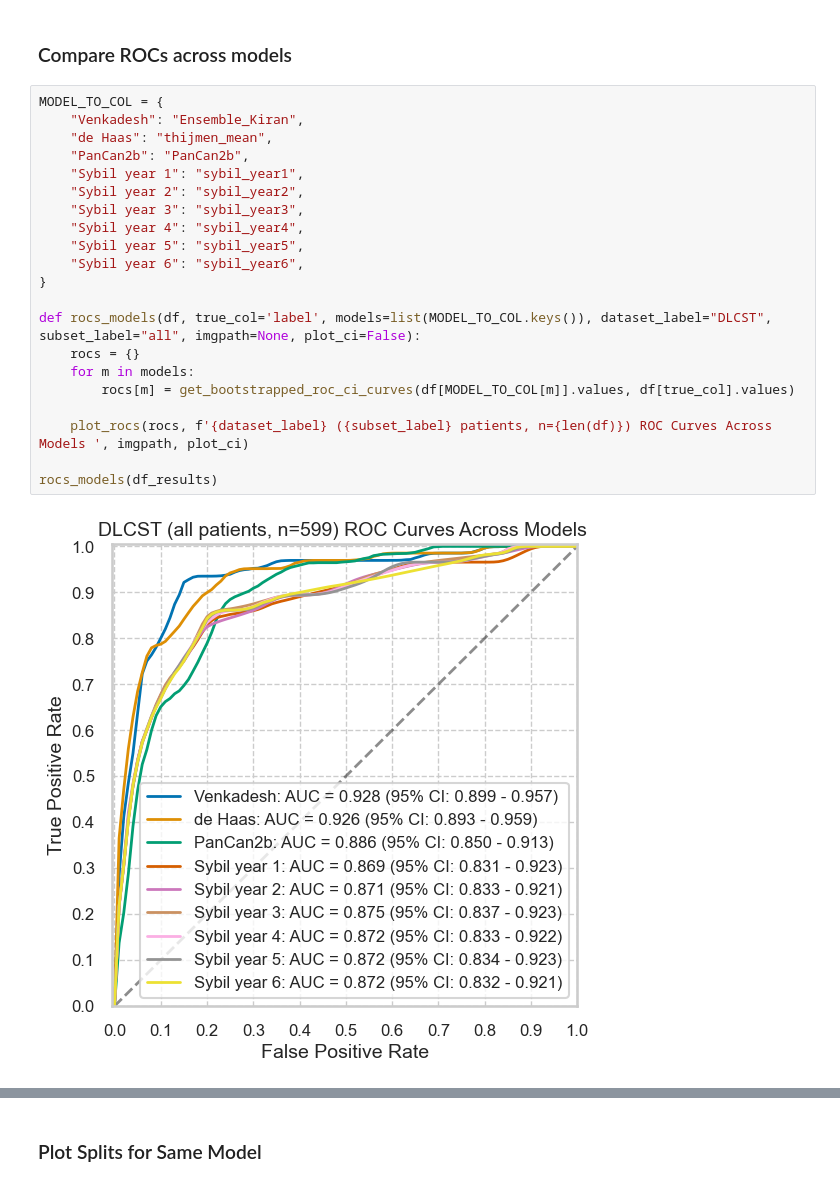
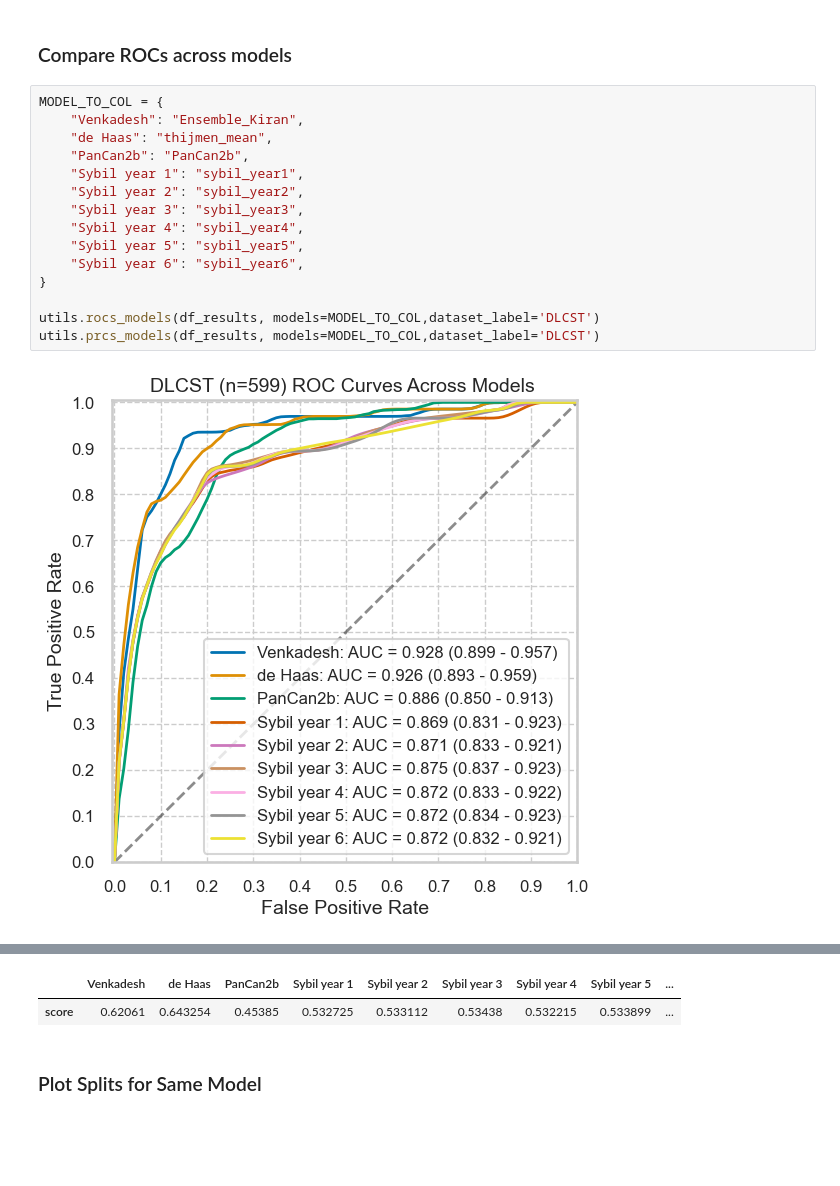
Before and after one commit to DIAGNijmegen/bodyct-lung-malignancy-fairness, a Jupyter notebook: plot_dlcst_results.ipynb, the cells around one changed output, grey strips where cells are left out. Saved outputs shown, nothing was run; the diff lists cells and outputs as text; blank space fills up the shorter version.

Commit message:
precision recall curves

```diff
--- a/plot_dlcst_results.ipynb
+++ b/plot_dlcst_results.ipynb
@@ -150,23 +149,17 @@ def get_split_dfs(df, split_by="sex", printinfo=True):
 # %%
 MODEL_TO_COL = {
     "Venkadesh": "Ensemble_Kiran",
     "de Haas": "thijmen_mean",
     "PanCan2b": "PanCan2b",
     "Sybil year 1": "sybil_year1",
     "Sybil year 2": "sybil_year2",
     "Sybil year 3": "sybil_year3",
     "Sybil year 4": "sybil_year4",
     "Sybil year 5": "sybil_year5",
     "Sybil year 6": "sybil_year6",
 }
 
-def rocs_models(df, true_col='label', models=list(MODEL_TO_COL.keys()), dataset_label="DLCST", subset_label="all", imgpath=None, plot_ci=False):
-    rocs = {}
-    for m in models:
-        rocs[m] = get_bootstrapped_roc_ci_curves(df[MODEL_TO_COL[m]].values, df[true_col].values)
-
-    plot_rocs(rocs, f'{dataset_label} ({subset_label} patients, n={len(df)}) ROC Curves Across Models ', imgpath, plot_ci)
-
-rocs_models(df_results)
+utils.rocs_models(df_results, models=MODEL_TO_COL,dataset_label='DLCST')
+utils.prcs_models(df_results, models=MODEL_TO_COL,dataset_label='DLCST')
 # %% [output]
-[figure, old version]
+[figure, new version]
@@ -173,3 +167,5 @@ rocs_models(df_results)
+|  | Venkadesh | de Haas | PanCan2b | Sybil year 1 | Sybil year 2 | Sybil year 3 | Sybil year 4 | Sybil year 5 | ... |
+| score | 0.62061 | 0.643254 | 0.45385 | 0.532725 | 0.533112 | 0.53438 | 0.532215 | 0.533899 | ... |
 # %% [markdown]
 ### Plot Splits for Same Model
 # %%
```
Also changed, not shown: parts of 3 cells of this notebook, 2 other files.
